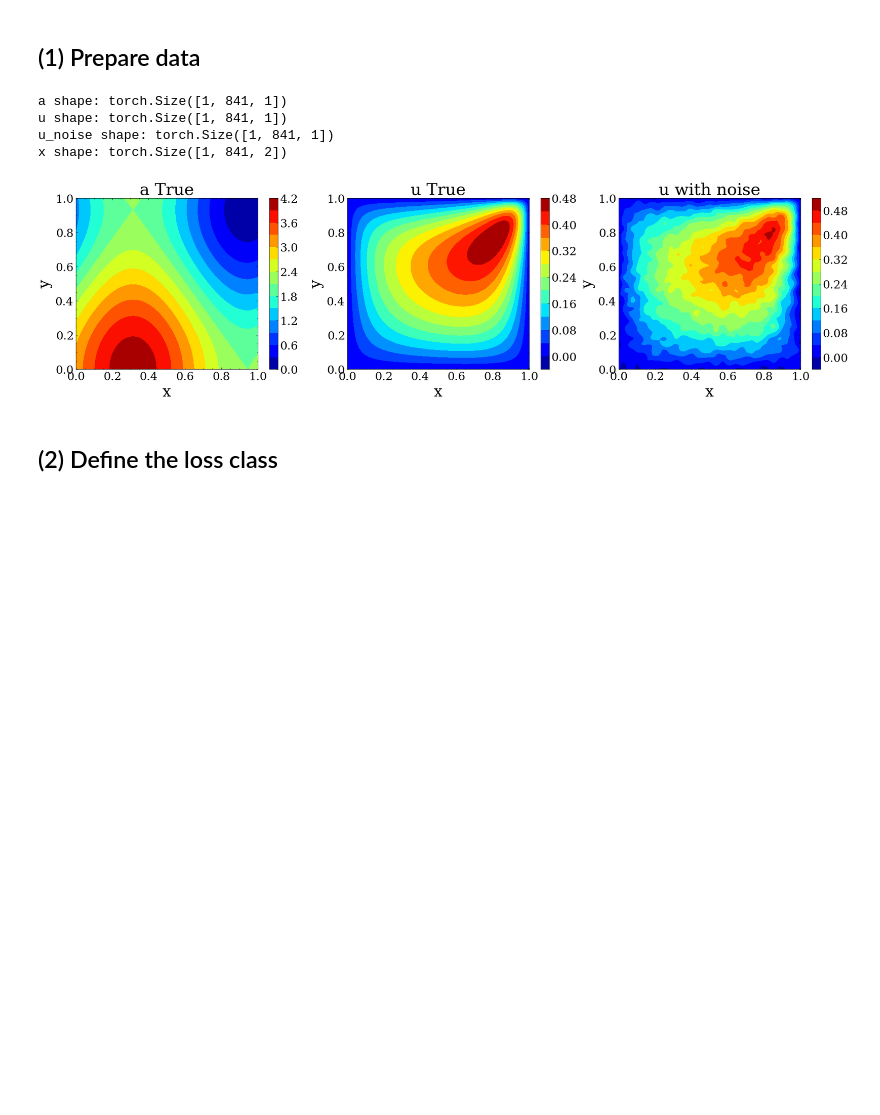
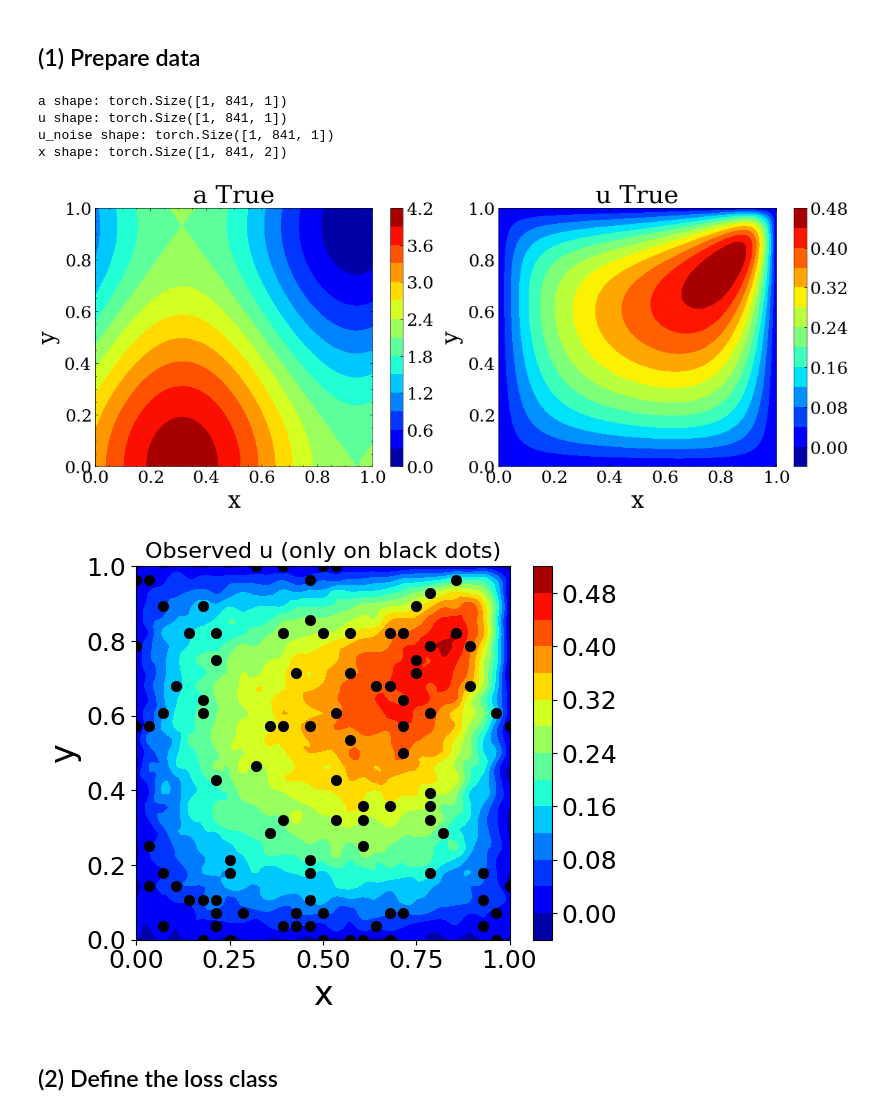
Before and after one commit to pkmtum/DGenNO, a Jupyter notebook: Example_DarcyFlow_continuous/DGenNO_inverse_continuous.ipynb, the cells around one changed output. Cells and saved outputs as stored; diff of their text form; code cells hidden in the pictures; blank space fills up the shorter version.

```diff
--- a/Example_DarcyFlow_continuous/DGenNO_inverse_continuous.ipynb
+++ b/Example_DarcyFlow_continuous/DGenNO_inverse_continuous.ipynb
@@ -37,35 +37,54 @@ def get_data(data, dtype):
     sig_avg_watts = torch.mean(u**2)
     #
     if noise_level=='SNR20':
         scale = np.sqrt(sig_avg_watts/10**(20/10))
         u_noise = u + torch.randn_like(u) * scale
     elif noise_level=='SNR25':
         scale = np.sqrt(sig_avg_watts/10**(25/10))
         u_noise = u + torch.randn_like(u) * scale
     elif noise_level=='SNR50':
         scale = np.sqrt(sig_avg_watts/10**(50/10))
         u_noise = u + torch.randn_like(u) * scale
     elif noise_level=='SNR100':
         scale = np.sqrt(sig_avg_watts/10**(100/10))
         u_noise = u + torch.randn_like(u) * scale
 
     return a.unsqueeze(0), u.unsqueeze(0), u_noise.unsqueeze(0), gridx, index_obs
 #
 a_true, u_true, u_noise, gridx, inx_obs = get_data(data, dtype)
 x = gridx.unsqueeze(0)
 print('a shape:', a_true.shape)
 print('u shape:', u_true.shape)
 print('u_noise shape:', u_noise.shape)
 print('x shape:', x.shape)
 ########################################
 from Utils.PlotFigure import Plot
-Plot.show_2d_list([gridx]*3, [a_true, u_true, u_noise], ['a True', 'u True', 'u with noise'], lb =0.)
+Plot.show_2d_list([gridx]*3, [a_true, u_true], ['a True', 'u True'], lb =0.)
+#########################################
+#The observations (sparse and noisy)
+#########################################
+from scipy.interpolate import griddata
+plt.figure(figsize=(6,5))
+mesh = np.meshgrid(np.linspace(0., 1., 100), np.linspace(0., 1., 100))
+x_plot, y_plot = mesh[0], mesh[1]
+#
+z_plot = griddata((gridx[:,0], gridx[:,1]), np.ravel(u_noise), (x_plot, y_plot), method='cubic')
+cntr = plt.contourf(x_plot, y_plot, z_plot, levels=14, cmap='jet')
+plt.scatter(x[0,inx_obs,0], x[0,inx_obs,1], color='k', linewidth=2.)
+plt.colorbar(cntr)
+plt.title('Observed u (only on black dots)', fontsize=16)
+plt.xlabel('x')
+plt.ylabel('y')
+#
+plt.tight_layout()
+plt.show()
 # %% [output]
 a shape: torch.Size([1, 841, 1])
 u shape: torch.Size([1, 841, 1])
 u_noise shape: torch.Size([1, 841, 1])
 x shape: torch.Size([1, 841, 2])
-[figure, old version]
+[figure, new version]
+[figure, added]
 # %% [markdown]
 ## (2) Define the loss class
 # %%
```
